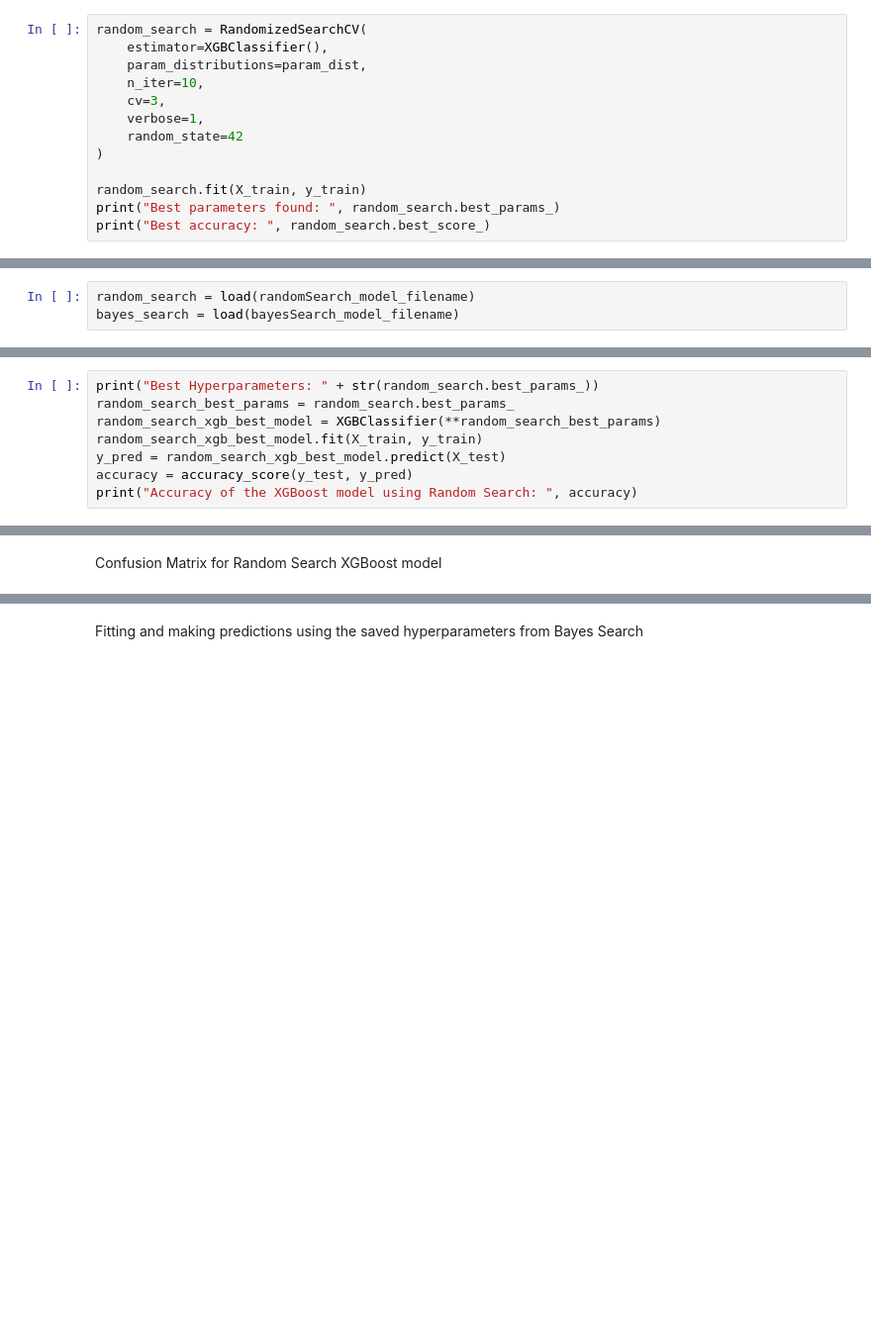
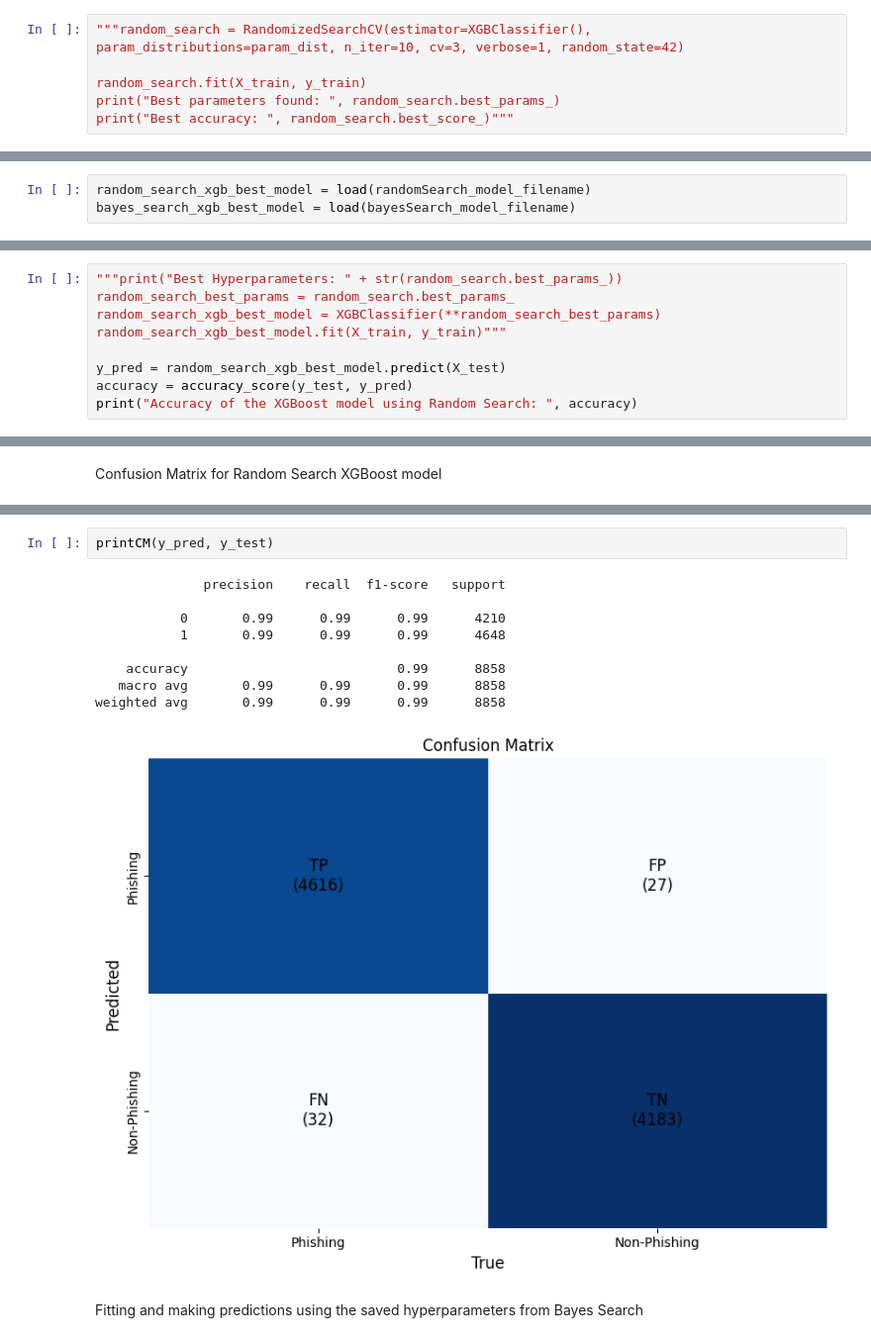
Before and after one commit to Zixu2305/PRG-08-4-PYTHON, a Jupyter notebook: training/XGBoost_Sebastian.ipynb, the cells around one changed output, grey strips where cells are left out. Shown: that part at 99% size. Saved outputs shown, nothing was run; the diff lists cells and outputs as text; blank space fills up the shorter version.

```diff
--- a/training/XGBoost_Sebastian.ipynb
+++ b/training/XGBoost_Sebastian.ipynb
@@ -169,16 +206,9 @@ param_dist = {
 5. Verbosity level for logging progress
 6. Random seed for reproducibility
 # %%
-random_search = RandomizedSearchCV(
-    estimator=XGBClassifier(),
-    param_distributions=param_dist,
-    n_iter=10,
-    cv=3,
-    verbose=1,
-    random_state=42
-)
+"""random_search = RandomizedSearchCV(estimator=XGBClassifier(), param_distributions=param_dist, n_iter=10, cv=3, verbose=1, random_state=42)
 
 random_search.fit(X_train, y_train)
 print("Best parameters found: ", random_search.best_params_)
-print("Best accuracy: ", random_search.best_score_)
+print("Best accuracy: ", random_search.best_score_)"""
 # %% [output]
@@ -206,15 +235,16 @@ dump(bayes_search, bayesSearch_model_filename)
 # %% [markdown]
 Deserializing the model
 # %%
-random_search = load(randomSearch_model_filename)
-bayes_search = load(bayesSearch_model_filename)
+random_search_xgb_best_model = load(randomSearch_model_filename)
+bayes_search_xgb_best_model = load(bayesSearch_model_filename)
 # %% [markdown]
 Fitting and making predictions using the saved hyperparameters from Random Search
 # %%
-print("Best Hyperparameters: " + str(random_search.best_params_))
+"""print("Best Hyperparameters: " + str(random_search.best_params_))
 random_search_best_params = random_search.best_params_
 random_search_xgb_best_model = XGBClassifier(**random_search_best_params)
-random_search_xgb_best_model.fit(X_train, y_train)
+random_search_xgb_best_model.fit(X_train, y_train)"""
+
 y_pred = random_search_xgb_best_model.predict(X_test)
 accuracy = accuracy_score(y_test, y_pred)
 print("Accuracy of the XGBoost model using Random Search: ", accuracy)
@@ -240,3 +256,15 @@ plt.show()
+# %%
+printCM(y_pred, y_test)
+# %% [output]
+              precision    recall  f1-score   support
+
+           0       0.99      0.99      0.99      4210
+           1       0.99      0.99      0.99      4648
+
+    accuracy                           0.99      8858
+   macro avg       0.99      0.99      0.99      8858
+weighted avg       0.99      0.99      0.99      8858
+[figure, added]
 # %% [markdown]
 Fitting and making predictions using the saved hyperparameters from Bayes Search
 # %%
```
Also changed, not shown: parts of 31 cells of this notebook, 3 other files.
